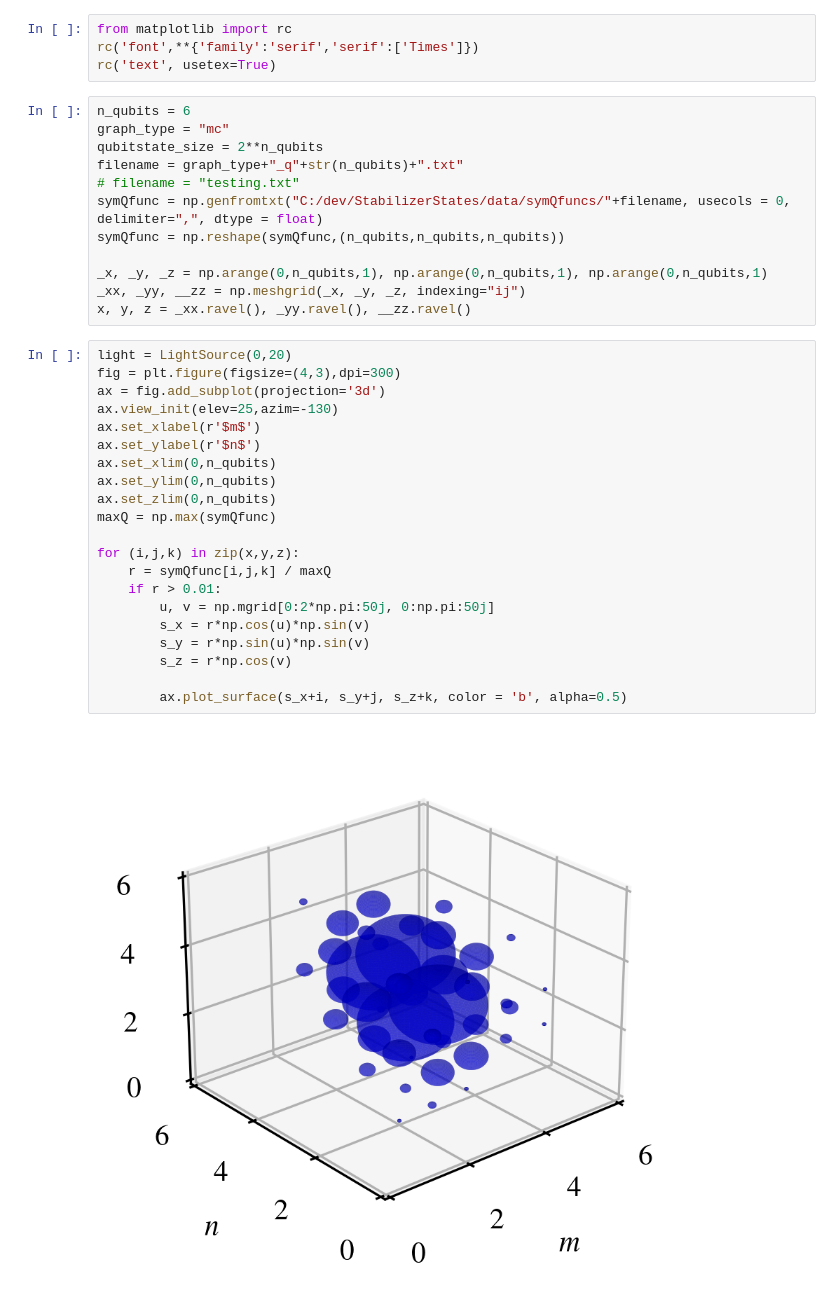
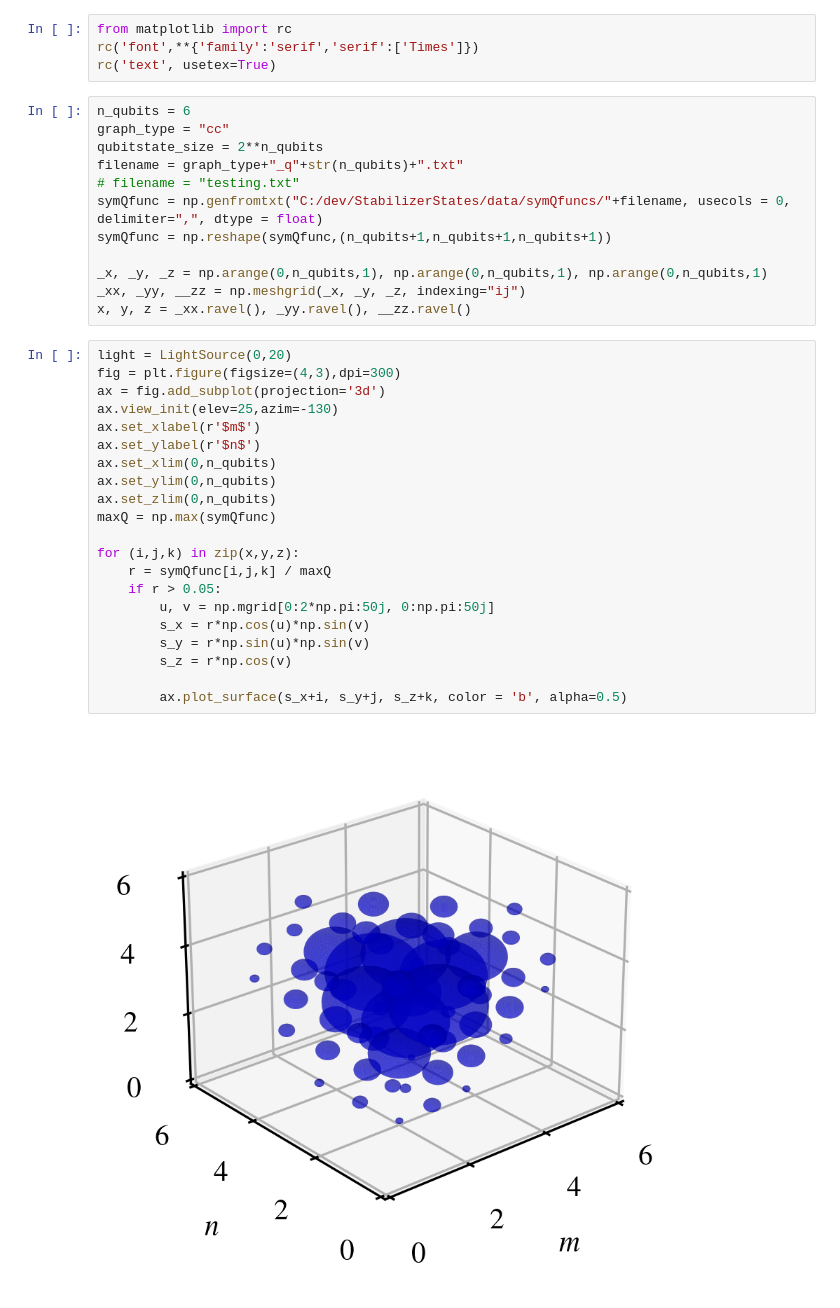
Before and after one commit to Emiliano6754/Stabilizer-States, a Jupyter notebook: symQfuncplots.ipynb, the cells around one changed output. Saved outputs shown, nothing was run; the diff lists cells and outputs as text.

Commit message:
Fixed overflow. Q function is now correctly generated for maximally connected graphs. Deleted bad plots

```diff
--- a/symQfuncplots.ipynb
+++ b/symQfuncplots.ipynb
@@ -9,12 +9,12 @@ rc('font',**{'family':'serif','serif':['Times']})
 rc('text', usetex=True)
 # %%
 n_qubits = 6
-graph_type = "mc"
+graph_type = "cc"
 qubitstate_size = 2**n_qubits
 filename = graph_type+"_q"+str(n_qubits)+".txt"
 # filename = "testing.txt"
 symQfunc = np.genfromtxt("C:/dev/StabilizerStates/data/symQfuncs/"+filename, usecols = 0, delimiter=",", dtype = float)
-symQfunc = np.reshape(symQfunc,(n_qubits,n_qubits,n_qubits))
+symQfunc = np.reshape(symQfunc,(n_qubits+1,n_qubits+1,n_qubits+1))
 
 _x, _y, _z = np.arange(0,n_qubits,1), np.arange(0,n_qubits,1), np.arange(0,n_qubits,1)
 _xx, _yy, __zz = np.meshgrid(_x, _y, _z, indexing="ij")
@@ -22,23 +22,23 @@ x, y, z = _xx.ravel(), _yy.ravel(), __zz.ravel()
 # %%
 light = LightSource(0,20)
 fig = plt.figure(figsize=(4,3),dpi=300)
 ax = fig.add_subplot(projection='3d')
 ax.view_init(elev=25,azim=-130)
 ax.set_xlabel(r'$m$')
 ax.set_ylabel(r'$n$')
 ax.set_xlim(0,n_qubits)
 ax.set_ylim(0,n_qubits)
 ax.set_zlim(0,n_qubits)
 maxQ = np.max(symQfunc)
 
 for (i,j,k) in zip(x,y,z):
     r = symQfunc[i,j,k] / maxQ
-    if r > 0.01:
+    if r > 0.05:
         u, v = np.mgrid[0:2*np.pi:50j, 0:np.pi:50j]
         s_x = r*np.cos(u)*np.sin(v)
         s_y = r*np.sin(u)*np.sin(v)
         s_z = r*np.cos(v)
 
         ax.plot_surface(s_x+i, s_y+j, s_z+k, color = 'b', alpha=0.5)
 # %% [output]
-[figure, old version]
+[figure, new version]
```
Also changed, not shown: 11 other files.
